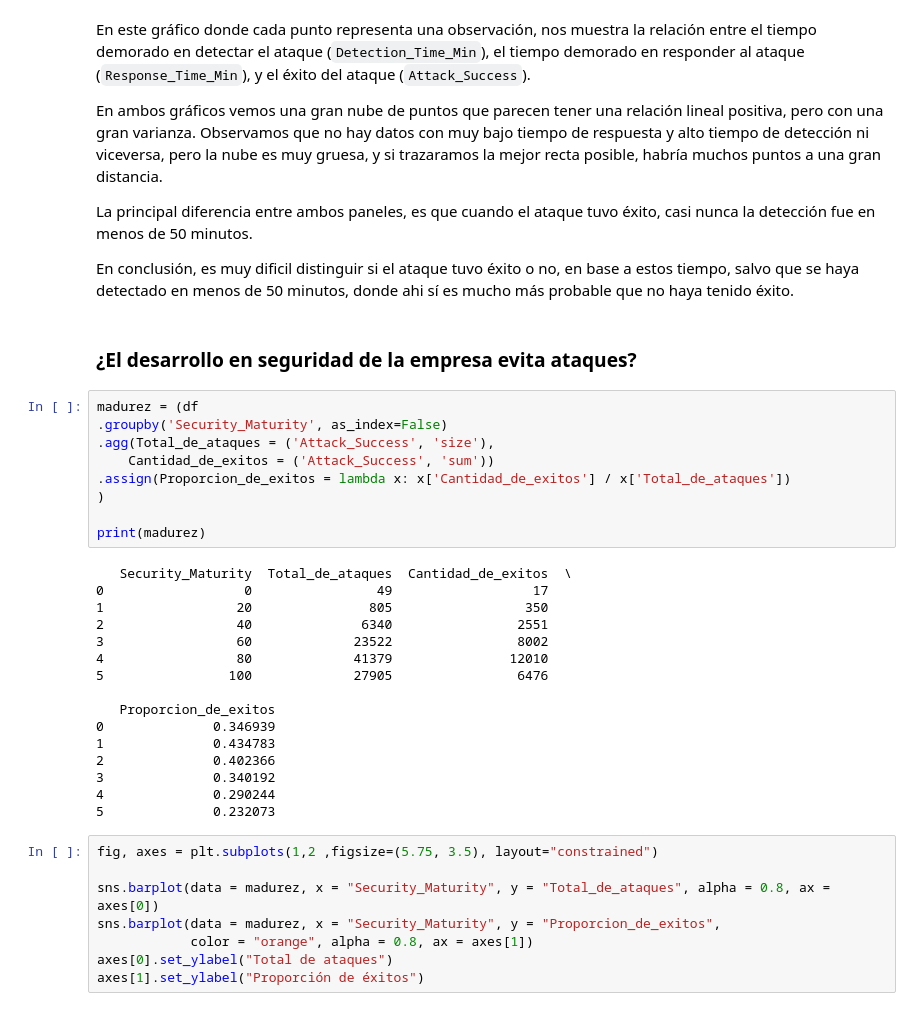
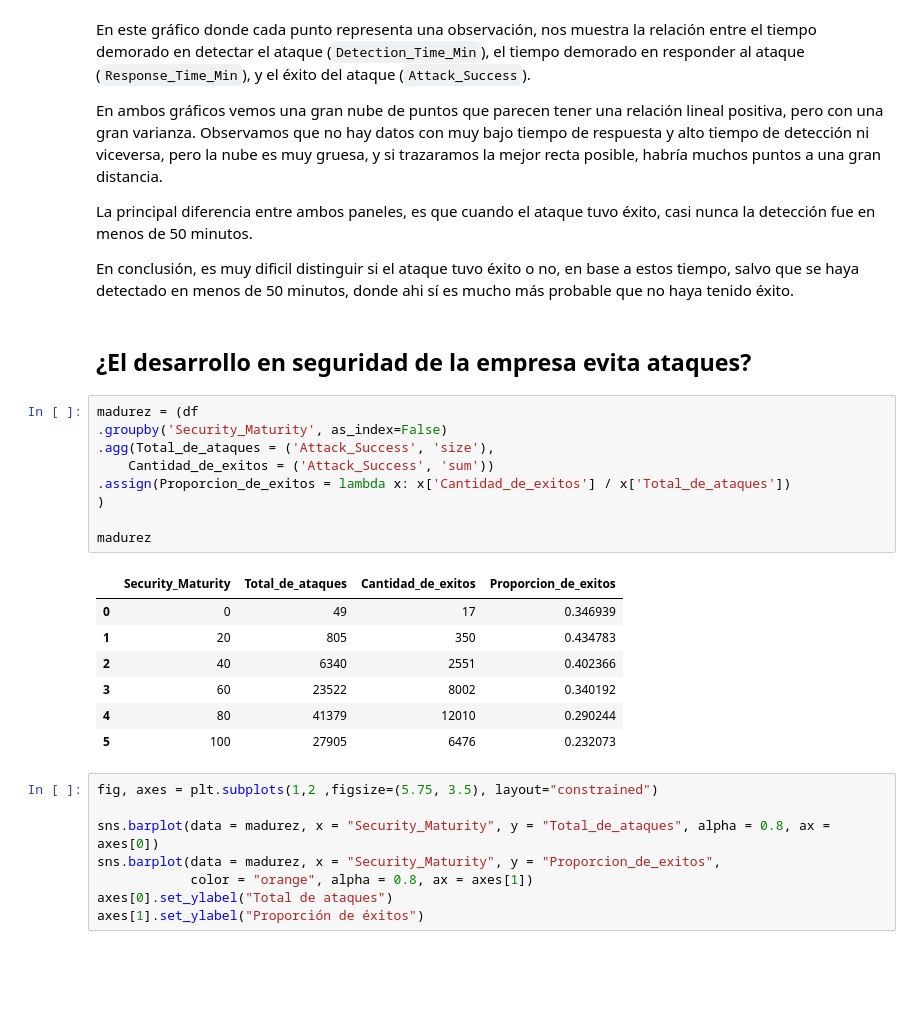
Before and after one commit to franconicolas38/proyecto-final-pycd, a Jupyter notebook: codigo_trabajo_final.ipynb, the cells around one changed output. Drawn from its saved outputs; the diff is of its cells as text; blank space fills up the shorter version.

```diff
--- a/codigo_trabajo_final.ipynb
+++ b/codigo_trabajo_final.ipynb
@@ -197,32 +209,24 @@ La principal diferencia entre ambos paneles, es que cuando el ataque tuvo éxito
 
 En conclusión, es muy dificil distinguir si el ataque tuvo éxito o no, en base a estos tiempo, salvo que se haya detectado en menos de 50 minutos, donde ahi sí es mucho más probable que no haya tenido éxito.
 # %% [markdown]
-### ¿El desarrollo en seguridad de la empresa evita ataques?
+## ¿El desarrollo en seguridad de la empresa evita ataques?
 # %%
 madurez = (df
 .groupby('Security_Maturity', as_index=False)
 .agg(Total_de_ataques = ('Attack_Success', 'size'),
     Cantidad_de_exitos = ('Attack_Success', 'sum'))
 .assign(Proporcion_de_exitos = lambda x: x['Cantidad_de_exitos'] / x['Total_de_ataques'])
 )
 
-print(madurez)
+madurez
 # %% [output]
-   Security_Maturity  Total_de_ataques  Cantidad_de_exitos  \
-0                  0                49                  17
-1                 20               805                 350
-2                 40              6340                2551
-3                 60             23522                8002
-4                 80             41379               12010
-5                100             27905                6476
-
-   Proporcion_de_exitos
-0              0.346939
-1              0.434783
-2              0.402366
-3              0.340192
-4              0.290244
-5              0.232073
+|  | Security_Maturity | Total_de_ataques | Cantidad_de_exitos | Proporcion_de_exitos |
+| 0 | 0 | 49 | 17 | 0.346939 |
+| 1 | 20 | 805 | 350 | 0.434783 |
+| 2 | 40 | 6340 | 2551 | 0.402366 |
+| 3 | 60 | 23522 | 8002 | 0.340192 |
+| 4 | 80 | 41379 | 12010 | 0.290244 |
+| 5 | 100 | 27905 | 6476 | 0.232073 |
 # %%
 fig, axes = plt.subplots(1,2 ,figsize=(5.75, 3.5), layout="constrained")
 
```
Also changed, not shown: parts of 19 cells of this notebook, 1 other file.
